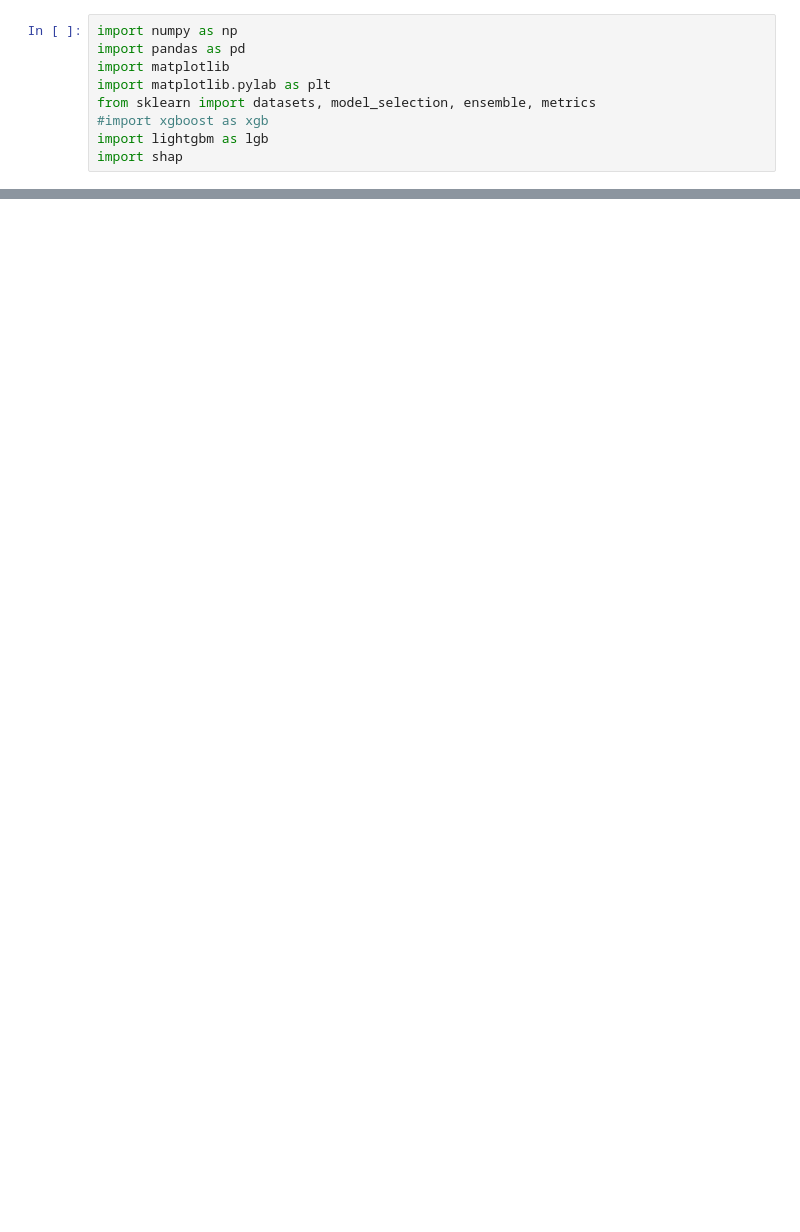
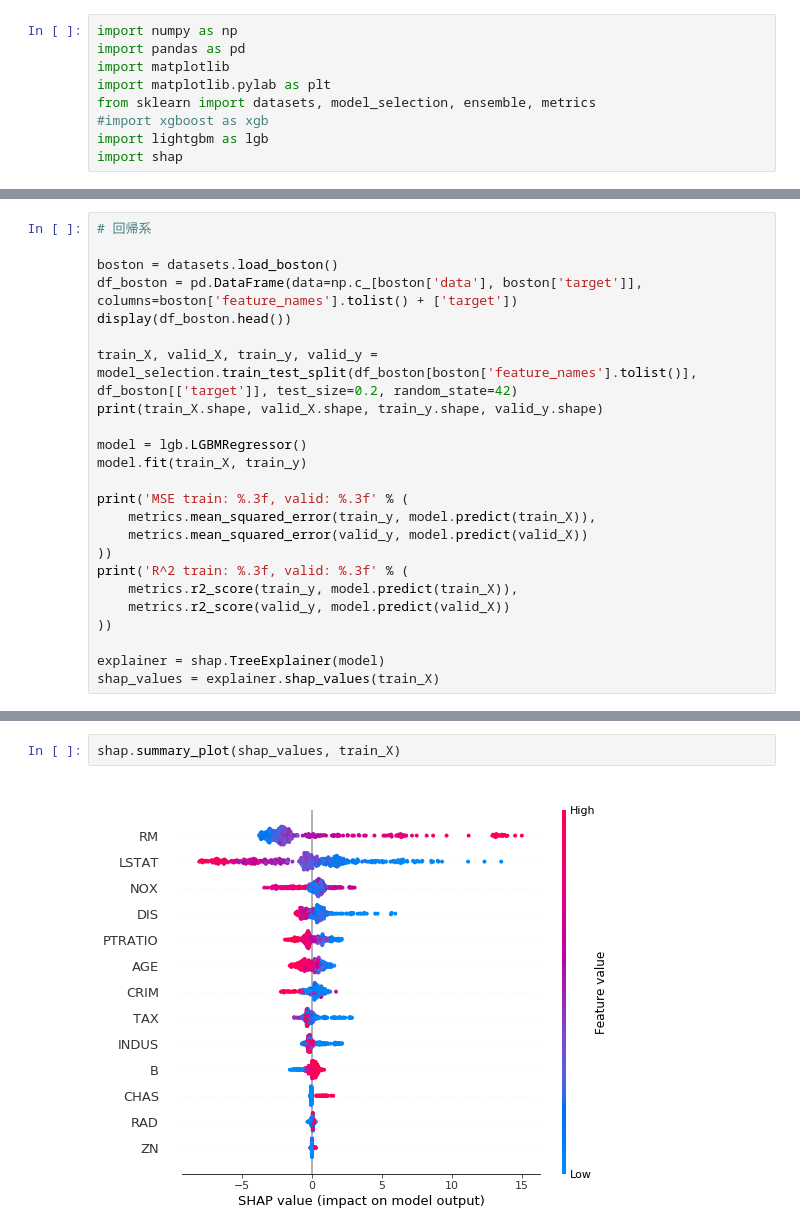
Before and after one commit to Gin04gh/datascience, a Jupyter notebook: samples_python/shap.ipynb, the cells around one changed output, grey strips where cells are left out. Cells and saved outputs as stored; diff of their text form; blank space fills up the shorter version.

```diff
--- a/samples_python/shap.ipynb
+++ b/samples_python/shap.ipynb
@@ -9,0 +15,24 @@ import shap
+# %%
+# 回帰系
+
+boston = datasets.load_boston()
+df_boston = pd.DataFrame(data=np.c_[boston['data'], boston['target']], columns=boston['feature_names'].tolist() + ['target'])
+display(df_boston.head())
+
+train_X, valid_X, train_y, valid_y = model_selection.train_test_split(df_boston[boston['feature_names'].tolist()], df_boston[['target']], test_size=0.2, random_state=42)
+print(train_X.shape, valid_X.shape, train_y.shape, valid_y.shape)
+
+model = lgb.LGBMRegressor()
+model.fit(train_X, train_y)
+
+print('MSE train: %.3f, valid: %.3f' % (
+    metrics.mean_squared_error(train_y, model.predict(train_X)),
+    metrics.mean_squared_error(valid_y, model.predict(valid_X))
+))
+print('R^2 train: %.3f, valid: %.3f' % (
+    metrics.r2_score(train_y, model.predict(train_X)),
+    metrics.r2_score(valid_y, model.predict(valid_X))
+))
+
+explainer = shap.TreeExplainer(model)
+shap_values = explainer.shap_values(train_X)
@@ -9,0 +73,4 @@ import shap
+# %%
+shap.summary_plot(shap_values, train_X)
+# %% [output]
+[figure, added]
```
Also changed, not shown: parts of 20 cells of this notebook.
